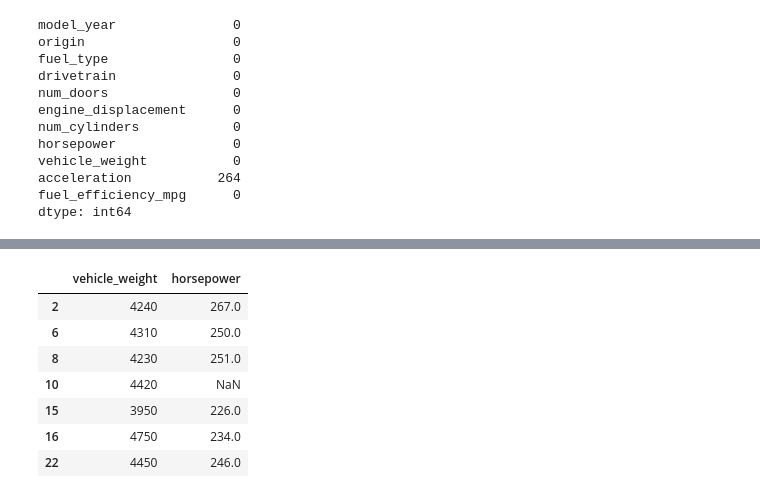
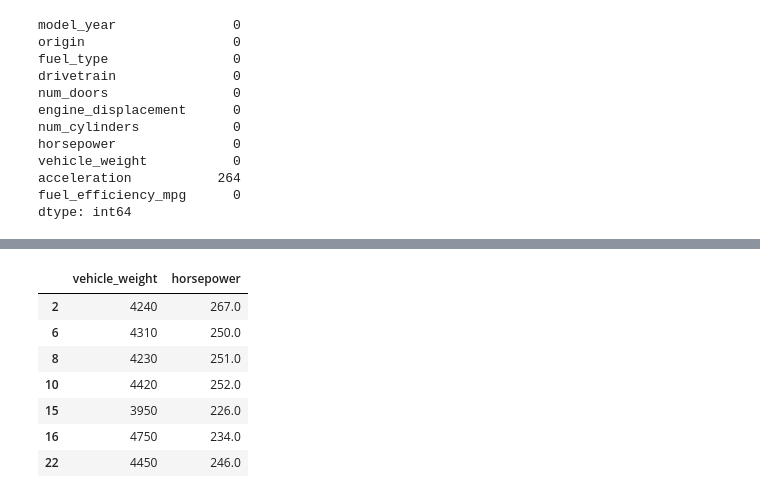
Before and after one commit to vkmohit1980/ml-zoomcamp-hw, a Jupyter notebook: 01-intro/homework.ipynb, the cells around one changed output, grey strips where cells are left out. Drawn from its saved outputs; the diff is of its cells as text; code cells hidden in the pictures.

```diff
--- a/01-intro/homework.ipynb
+++ b/01-intro/homework.ipynb
@@ -206,11 +221,13 @@ dtype: int64
+# %%
+dfx
+# %% [output]
+|  | vehicle_weight | horsepower |
+| 2 | 4240 | 267.0 |
+| 6 | 4310 | 250.0 |
+| 8 | 4230 | 251.0 |
+| 10 | 4420 | 252.0 |
+| 15 | 3950 | 226.0 |
+| 16 | 4750 | 234.0 |
+| 22 | 4450 | 246.0 |
 # %%
-df[df['origin'] =='Asia'][['vehicle_weight' , 'horsepower']].head(7)
+dfy = df[df['origin'] =='Asia'][['vehicle_weight' , 'model_year']].head(7)
-# %% [output]
-|  | vehicle_weight | horsepower |
-| 2 | 4240 | 267.0 |
-| 6 | 4310 | 250.0 |
-| 8 | 4230 | 251.0 |
-| 10 | 4420 | NaN |
-| 15 | 3950 | 226.0 |
-| 16 | 4750 | 234.0 |
-| 22 | 4450 | 246.0 |
```
Also changed, not shown: parts of 20 cells of this notebook.
